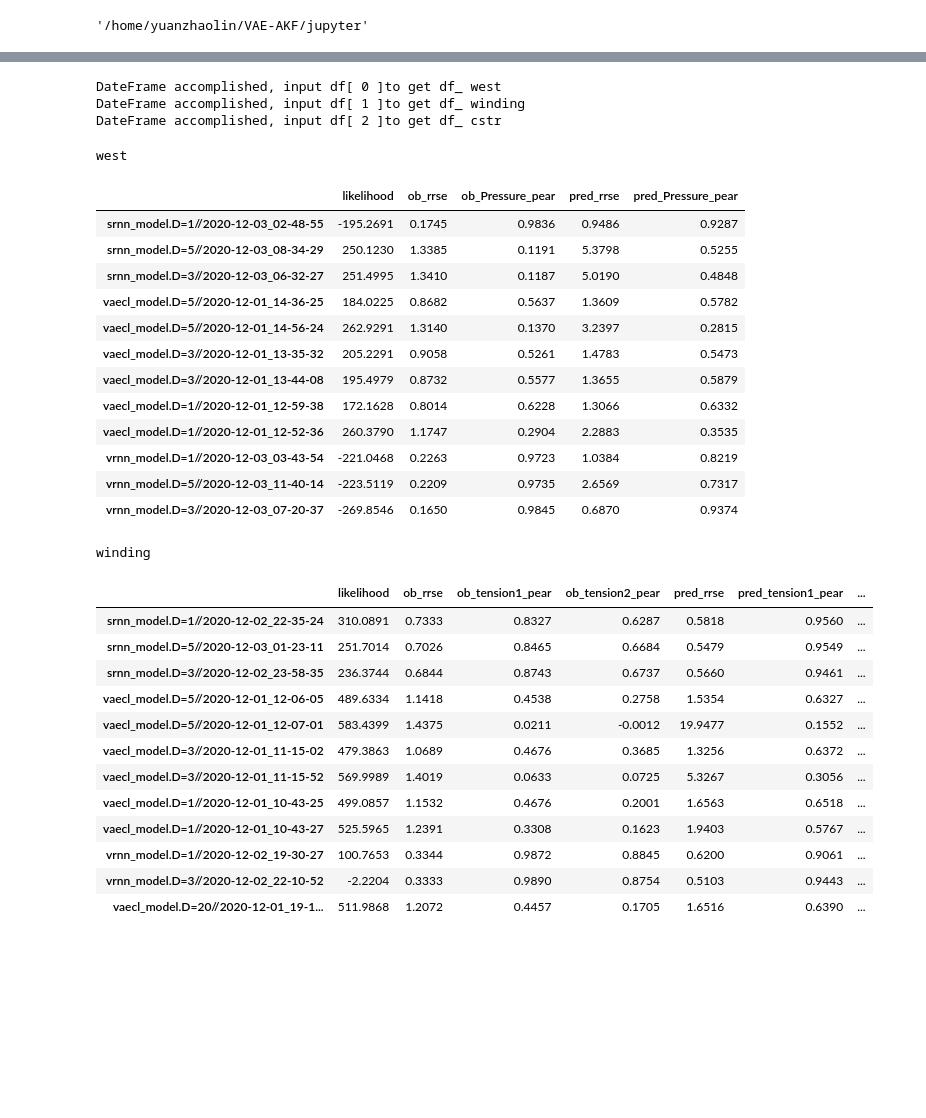
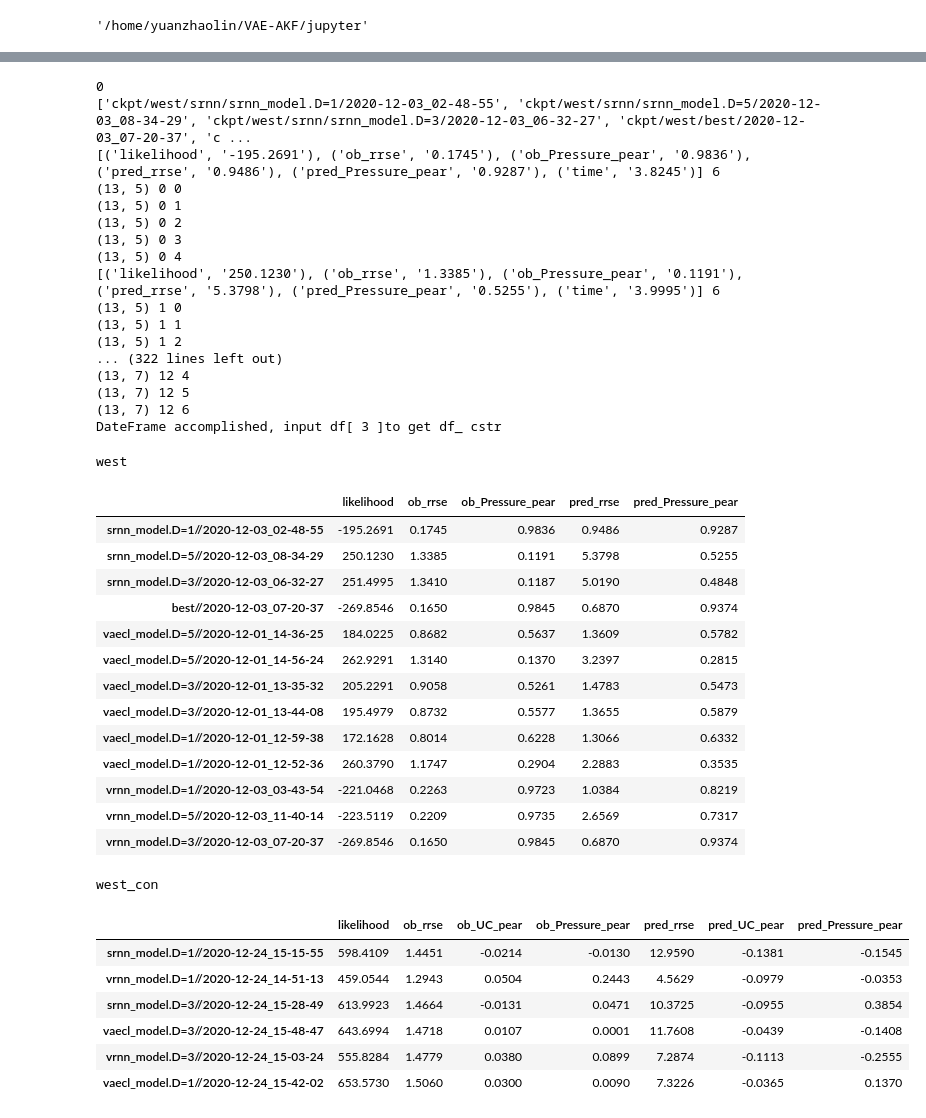
Before and after one commit to y18810919727/system-modeling, a Jupyter notebook: jupyter/generate_data_frame.ipynb, the cells around one changed output, grey strips where cells are left out. Cells and saved outputs as stored; diff of their text form; code cells hidden in the pictures; blank space fills up the shorter version.

```diff
--- a/jupyter/generate_data_frame.ipynb
+++ b/jupyter/generate_data_frame.ipynb
@@ -81,11 +84,11 @@ col=[]                   #列列表
 df=[]                    #DataFrame集合
 #x=np.zeros((n_dex,n_col))#数值矩阵
 for d in range(len(data)):
-    #print(d)
+    print(d)
     for path in path_list:
-        if re.search(data[d],path):
+        if path.split('/')[1] == data[d]:
             temp_list.append(path)
-    #print(temp_list)
+    print(temp_list)
     for path in temp_list:
         #pattern=re.compile(r'\/.*?/')
         result=path.split('/')
@@ -127,13 +130,13 @@ for d in range(len(data)):
                 result = pattern.findall(line)
                 #数据对应填入该行
                 t_x=re.findall(r'(\w*\(?\w\)?\w*)=(-?[0-9]\d*\.\d*)',line)
-                #print('t_x', len(t_x))
+                print(t_x, len(t_x))
                 #print(t_x)
                 for i in range(len(t_x)):
                     if t_x[i][0]=='time':
                         pass
                     else:
-                        #print(x.shape, t, i)
+                        print(x.shape, t, i)
                         x[t,i]=t_x[i][1] #由于index填入模型名称的顺序就是index列表的序号，因此行与list一一对应
                 #print(x)
     #生成DataFrame
@@ -144,19 +147,34 @@ for d in range(len(data)):
     print('DateFrame accomplished, input df[',d,']to get df_',data[d])
 #df
 # %% [output]
-DateFrame accomplished, input df[ 0 ]to get df_ west
-DateFrame accomplished, input df[ 1 ]to get df_ winding
-DateFrame accomplished, input df[ 2 ]to get df_ cstr
+0
+['ckpt/west/srnn/srnn_model.D=1/2020-12-03_02-48-55', 'ckpt/west/srnn/srnn_model.D=5/2020-12-03_08-34-29', 'ckpt/west/srnn/srnn_model.D=3/2020-12-03_06-32-27', 'ckpt/west/best/2020-12-03_07-20-37', 'c ...
+[('likelihood', '-195.2691'), ('ob_rrse', '0.1745'), ('ob_Pressure_pear', '0.9836'), ('pred_rrse', '0.9486'), ('pred_Pressure_pear', '0.9287'), ('time', '3.8245')] 6
+(13, 5) 0 0
+(13, 5) 0 1
+(13, 5) 0 2
+(13, 5) 0 3
+(13, 5) 0 4
+[('likelihood', '250.1230'), ('ob_rrse', '1.3385'), ('ob_Pressure_pear', '0.1191'), ('pred_rrse', '5.3798'), ('pred_Pressure_pear', '0.5255'), ('time', '3.9995')] 6
+(13, 5) 1 0
+(13, 5) 1 1
+(13, 5) 1 2
+... (322 lines left out)
+(13, 7) 12 4
+(13, 7) 12 5
+(13, 7) 12 6
+DateFrame accomplished, input df[ 3 ]to get df_ cstr
 # %%
 print(data[0])
+df[0].to_csv('df_%s.csv' % data[0])
 df[0]
-df[0].to_csv('df_%s.csv' % data[0])
 # %% [output]
 west
 |  | likelihood | ob_rrse | ob_Pressure_pear | pred_rrse | pred_Pressure_pear |
 | srnn_model.D=1//2020-12-03_02-48-55 | -195.2691 | 0.1745 | 0.9836 | 0.9486 | 0.9287 |
 | srnn_model.D=5//2020-12-03_08-34-29 | 250.1230 | 1.3385 | 0.1191 | 5.3798 | 0.5255 |
 | srnn_model.D=3//2020-12-03_06-32-27 | 251.4995 | 1.3410 | 0.1187 | 5.0190 | 0.4848 |
+| best//2020-12-03_07-20-37 | -269.8546 | 0.1650 | 0.9845 | 0.6870 | 0.9374 |
 | vaecl_model.D=5//2020-12-01_14-36-25 | 184.0225 | 0.8682 | 0.5637 | 1.3609 | 0.5782 |
 | vaecl_model.D=5//2020-12-01_14-56-24 | 262.9291 | 1.3140 | 0.1370 | 3.2397 | 0.2815 |
 | vaecl_model.D=3//2020-12-01_13-35-32 | 205.2291 | 0.9058 | 0.5261 | 1.4783 | 0.5473 |
@@ -168,22 +186,16 @@ west
 | vrnn_model.D=3//2020-12-03_07-20-37 | -269.8546 | 0.1650 | 0.9845 | 0.6870 | 0.9374 |
 # %%
 print(data[1])
+df[1].to_csv('df_%s.csv' % data[1])
 df[1]
-df[0].to_csv('df_%s.csv' % data[0])
 # %% [output]
-winding
+west_con
-|  | likelihood | ob_rrse | ob_tension1_pear | ob_tension2_pear | pred_rrse | pred_tension1_pear | ... |
-| srnn_model.D=1//2020-12-02_22-35-24 | 310.0891 | 0.7333 | 0.8327 | 0.6287 | 0.5818 | 0.9560 | ... |
-| srnn_model.D=5//2020-12-03_01-23-11 | 251.7014 | 0.7026 | 0.8465 | 0.6684 | 0.5479 | 0.9549 | ... |
-| srnn_model.D=3//2020-12-02_23-58-35 | 236.3744 | 0.6844 | 0.8743 | 0.6737 | 0.5660 | 0.9461 | ... |
-| vaecl_model.D=5//2020-12-01_12-06-05 | 489.6334 | 1.1418 | 0.4538 | 0.2758 | 1.5354 | 0.6327 | ... |
-| vaecl_model.D=5//2020-12-01_12-07-01 | 583.4399 | 1.4375 | 0.0211 | -0.0012 | 19.9477 | 0.1552 | ... |
-| vaecl_model.D=3//2020-12-01_11-15-02 | 479.3863 | 1.0689 | 0.4676 | 0.3685 | 1.3256 | 0.6372 | ... |
-| vaecl_model.D=3//2020-12-01_11-15-52 | 569.9989 | 1.4019 | 0.0633 | 0.0725 | 5.3267 | 0.3056 | ... |
-| vaecl_model.D=1//2020-12-01_10-43-25 | 499.0857 | 1.1532 | 0.4676 | 0.2001 | 1.6563 | 0.6518 | ... |
-| vaecl_model.D=1//2020-12-01_10-43-27 | 525.5965 | 1.2391 | 0.3308 | 0.1623 | 1.9403 | 0.5767 | ... |
-| vrnn_model.D=1//2020-12-02_19-30-27 | 100.7653 | 0.3344 | 0.9872 | 0.8845 | 0.6200 | 0.9061 | ... |
-| vrnn_model.D=3//2020-12-02_22-10-52 | -2.2204 | 0.3333 | 0.9890 | 0.8754 | 0.5103 | 0.9443 | ... |
-| vaecl_model.D=20//2020-12-01_19-1... | 511.9868 | 1.2072 | 0.4457 | 0.1705 | 1.6516 | 0.6390 | ... |
+|  | likelihood | ob_rrse | ob_UC_pear | ob_Pressure_pear | pred_rrse | pred_UC_pear | pred_Pressure_pear |
+| srnn_model.D=1//2020-12-24_15-15-55 | 598.4109 | 1.4451 | -0.0214 | -0.0130 | 12.9590 | -0.1381 | -0.1545 |
+| vrnn_model.D=1//2020-12-24_14-51-13 | 459.0544 | 1.2943 | 0.0504 | 0.2443 | 4.5629 | -0.0979 | -0.0353 |
+| srnn_model.D=3//2020-12-24_15-28-49 | 613.9923 | 1.4664 | -0.0131 | 0.0471 | 10.3725 | -0.0955 | 0.3854 |
+| vaecl_model.D=3//2020-12-24_15-48-47 | 643.6994 | 1.4718 | 0.0107 | 0.0001 | 11.7608 | -0.0439 | -0.1408 |
+| vrnn_model.D=3//2020-12-24_15-03-24 | 555.8284 | 1.4779 | 0.0380 | 0.0899 | 7.2874 | -0.1113 | -0.2555 |
+| vaecl_model.D=1//2020-12-24_15-42-02 | 653.5730 | 1.5060 | 0.0300 | 0.0090 | 7.3226 | -0.0365 | 0.1370 |
 # %%
 print(data[2])
```
Also changed, not shown: parts of 4 cells of this notebook, 36 other files.
